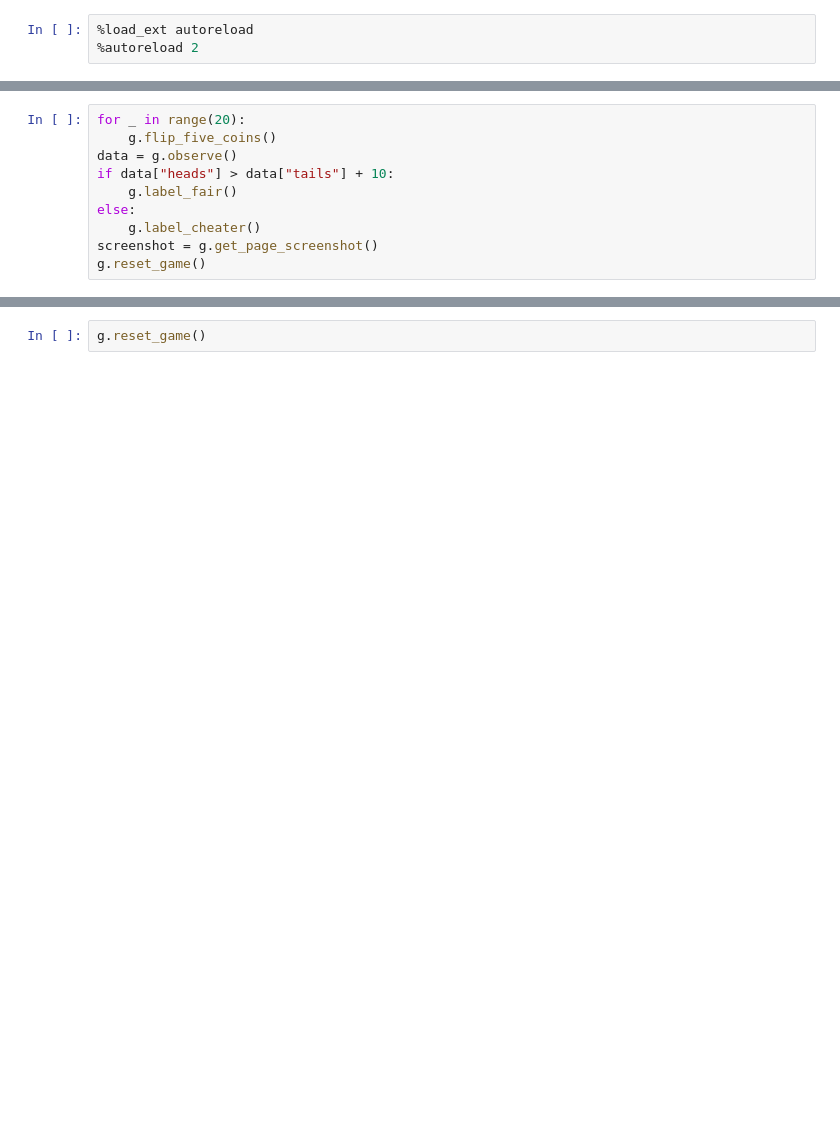
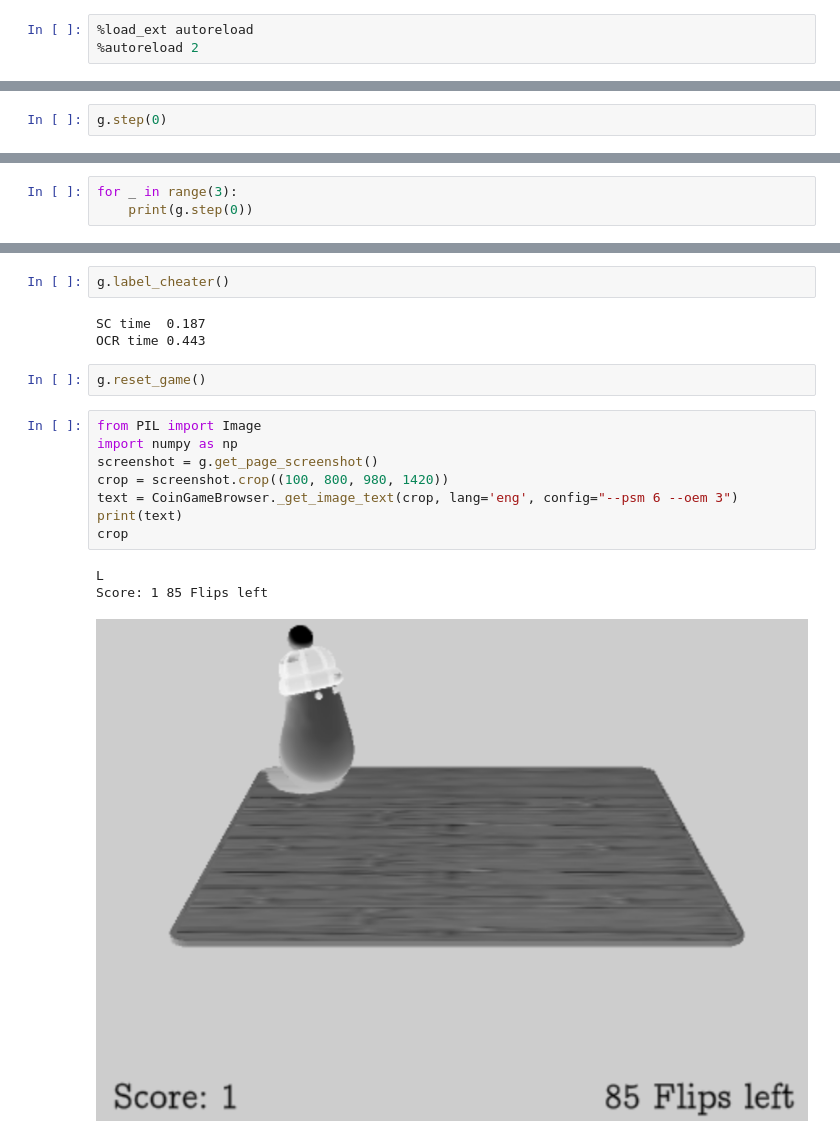
Before and after one commit to albertaillet/Primer_game, a Jupyter notebook: notebooks/debug_browser_game.ipynb, the cells around one changed output, grey strips where cells are left out. Saved outputs shown, nothing was run; the diff lists cells and outputs as text; blank space fills up the shorter version.

```diff
--- a/notebooks/debug_browser_game.ipynb
+++ b/notebooks/debug_browser_game.ipynb
@@ -21,11 +37 @@ g.heads, g.tails, g.score, g.flips_left, g.game_over
-# %%
-for _ in range(20):
-    g.flip_five_coins()
-data = g.observe()
-if data["heads"] > data["tails"] + 10:
-    g.label_fair()
-else:
-    g.label_cheater()
-screenshot = g.get_page_screenshot()
-g.reset_game()
 # %%
@@ -32,0 +52,2 @@ g.flips_left
+# %%
+g.step(0)
@@ -32,0 +56,3 @@ g.flips_left
+# %%
+for _ in range(3):
+    print(g.step(0))
@@ -33,2 +81,19 @@ g.flips_left
+# %%
+g.label_cheater()
+# %% [output]
+SC time  0.187
+OCR time 0.443
 # %%
 g.reset_game()
+# %%
+from PIL import Image
+import numpy as np
+screenshot = g.get_page_screenshot()
+crop = screenshot.crop((100, 800, 980, 1420))
+text = CoinGameBrowser._get_image_text(crop, lang='eng', config="--psm 6 --oem 3")
+print(text)
+crop
+# %% [output]
+L
+Score: 1 85 Flips left
+[figure, added]
```
Also changed, not shown: parts of 11 cells of this notebook.
